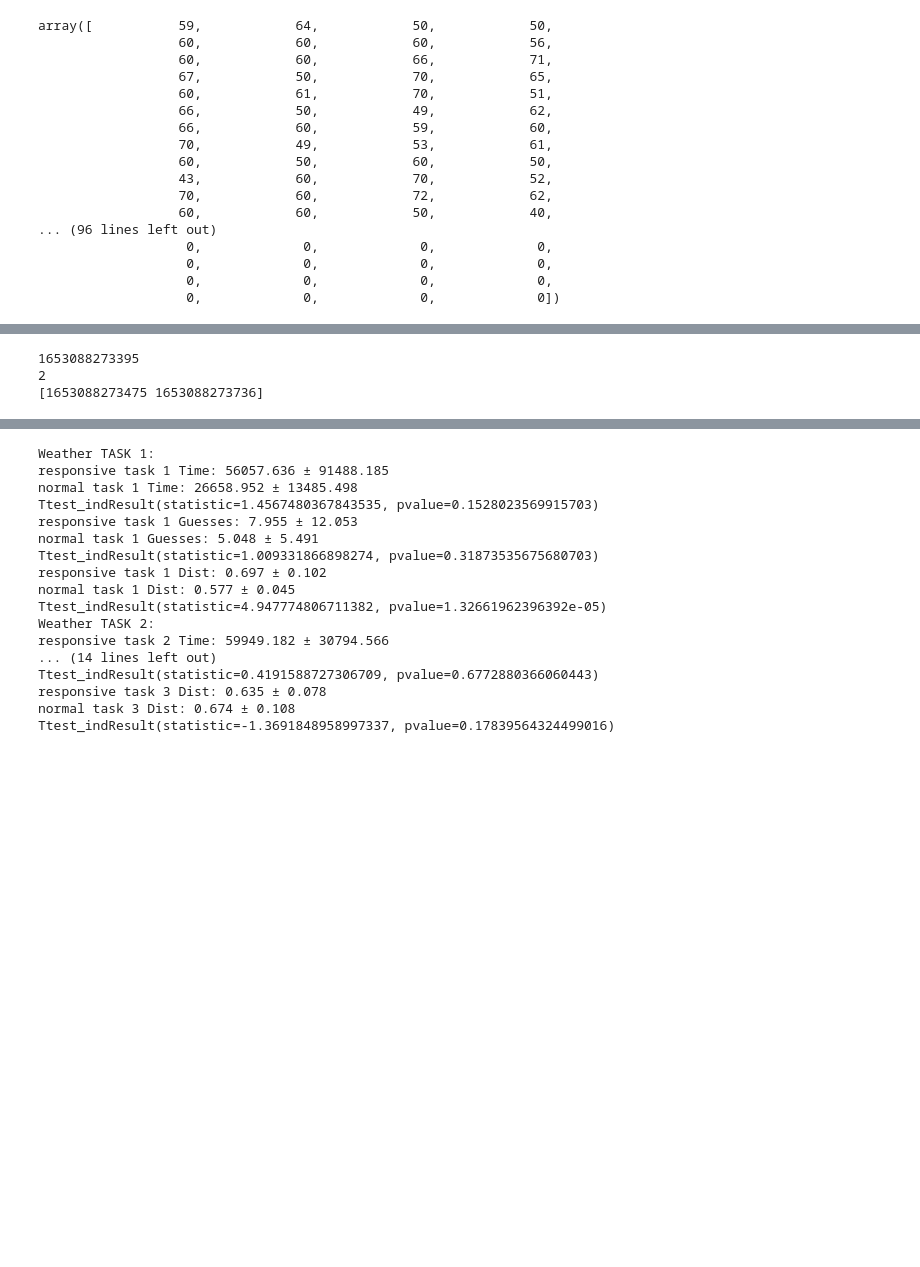
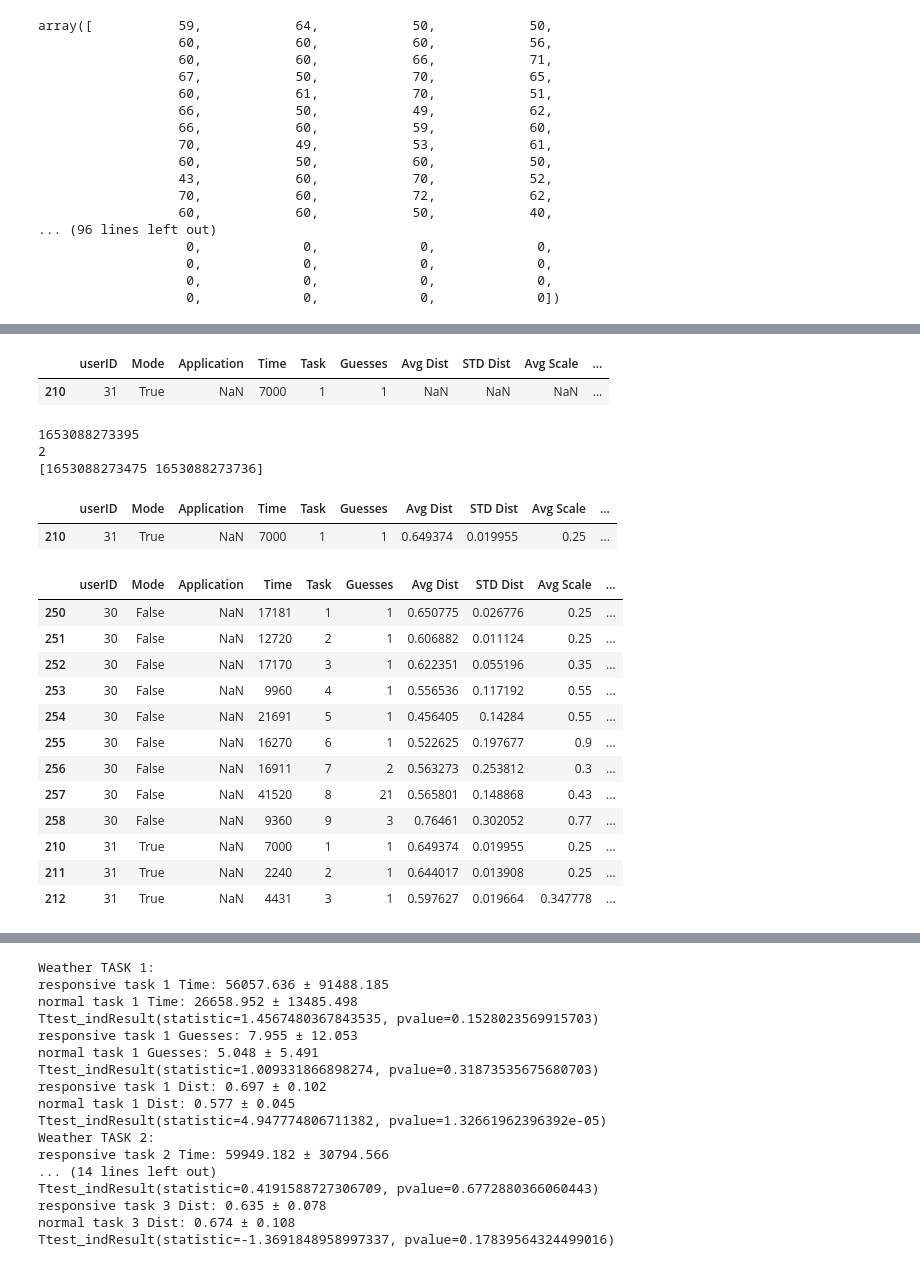
Before and after one commit to abbywysopal/ResponsiveAR, a Jupyter notebook: DataCollection/GenerateDF.ipynb, the cells around one changed output, grey strips where cells are left out. Cells and saved outputs as stored; diff of their text form; code cells hidden in the pictures; blank space fills up the shorter version.

```diff
--- a/DataCollection/GenerateDF.ipynb
+++ b/DataCollection/GenerateDF.ipynb
@@ -324,6 +336,15 @@ sessionsDf["Guesses"] = 0
 # %%
+
+sessionsDf["Guesses"] = 0
+sessionsDf["Time_To_First_Guess"] = 0
+
+
 for i in guessEvents.index:
     userID = guessEvents["userID"][i]
     task_num = guessEvents["task_number"][i]
+    event_time = guessEvents["unixTime"][i]
     mask = (sessionsDf["userID"] == userID) & (sessionsDf["sessionNumber"] == task_num)
     sessionsDf.loc[mask, "Guesses"] += 1
+    mask = (sessionsDf["userID"] == userID) & (sessionsDf["sessionNumber"] == task_num) & (sessionsDf["Time_To_First_Guess"] == 0) & (sessionsDf["Actual_Start_Time"] < event_time)
+
+    sessionsDf.loc[mask, "Time_To_First_Guess"] = event_time - sessionsDf["Actual_Start_Time"]
@@ -409,6 +453,11 @@ sessionsDf.head(2)
 |  | userID | numFrames | task | start_time | end_time | total_time | sessionNumber | isResponsive | frames | ... |
 | 0 | 61 | 92 | The task is to click on the 2nd a... | 1653325572932 | 1653325575801 | 2869 | 0 | True | [{'userID': 61, 'frameNum': 1, 'u... | ... |
 | 120 | 34 | 210 | The task is to click on the 2nd a... | 1652747526667 | 1652747540607 | 13940 | 0 | False | [{'userID': 34, 'frameNum': 1, 'u... | ... |
+# %%
+dataFrame.loc[(dataFrame["userID"] == 31) & (dataFrame["Task"] == 1)]
+# %% [output]
+|  | userID | Mode | Application | Time | Task | Guesses | Avg Dist | STD Dist | Avg Scale | ... |
+| 210 | 31 | True | NaN | 7000 | 1 | 1 | NaN | NaN | NaN | ... |
 # %%
 import math
 import ast
@@ -423,7 +472,6 @@ for i in dataFrame.index:
     userID = dataFrame["userID"][i]
     task = dataFrame["Task"][i] - 1
     responsive = dataFrame['Mode'][i]
-
     findDistForSession = sessionsDf.loc[sessionsDf["userID"] == userID]
 
     startEvent = startEvents.loc[(startEvents["userID"] == userID) & (startEvents["task_number"] == task)]
@@ -454,11 +502,19 @@ for i in dataFrame.index:
         dist_avg = responsiveData['distance'].mean()
         dist_std = responsiveData['distance'].std()
         scales = pandas.DataFrame(list(itertools.chain(responsiveData["scale"])))
-        scales = scales.loc[scales['x'] != 0]
-        scale_avg = scales['x'].mean()
+        for j in responsiveData.index:
+            mask = j == responsiveData.index
+            dist = responsiveData.loc[mask, 'distance']
+            scale = scales.loc[mask, 'y']
+            responsiveData.loc[mask, 'VA'] = math.atan(scale/dist)
+        scales = scales.loc[scales['y'] != 0]
+        scale_avg = scales['y'].mean()
+
+        va_avg = responsiveData['VA'].mean()
+        va_std = responsiveData['VA'].std()
 
     else:
-        Positions = pandas.DataFrame(columns=['hPos', 'aPos', 'unixTime', 'distance', 'scale'])
+        Positions = pandas.DataFrame(columns=['hPos', 'aPos', 'unixTime', 'distance', 'scale', 'VA'])
         Positions["hPos"] = sessionFramesDf["hPos"]
         Positions["unixTime"] = sessionFramesDf["unixTime"]
         experimentEventsForTask = pandas.DataFrame(list(itertools.chain(*sessionFramesDf["experimentEvents"])))
@@ -471,28 +527,57 @@ for i in dataFrame.index:
             objectPos = experimentEventsForTask["object_position"][t]
             objectScale = experimentEventsForTask["object_scale"][t]
             Positions.loc[mask, 'aPos'] = str(objectPos)
-            Positions.loc[mask, 'scale'] = objectScale['x']
+            Positions.loc[mask, 'scale'] = objectScale['y']
+
 
         for j in Positions.index:
             hPos = Positions["hPos"][j]
             aPos = Positions["aPos"][j]
             aPos = ast.literal_eval(aPos)
             mask = Positions.index == j
-            Positions.loc[mask, 'distance'] = calcDistance(hPos, aPos)
+            distance = calcDistance(hPos, aPos)
+            Positions.loc[mask, 'distance'] = distance
+            Positions.loc[mask,'VA'] = math.atan(Positions.loc[mask, 'scale']/distance)
+
 
         dist_avg = Positions['distance'].mean()
         dist_std = Positions['distance'].std()
         scale_avg = Positions['scale'].mean()
+
+        va_avg = Positions['VA'].mean()
+        va_std = Positions['VA'].std()
 
     mask = dataFrame.index == i
     dataFrame.loc[mask, 'Avg Dist'] = dist_avg
     dataFrame.loc[mask, 'STD Dist'] = dist_std
     dataFrame.loc[mask, 'Avg Scale'] = scale_avg
     dataFrame.loc[mask, 'Avg Scale:Dist'] = scale_avg/dist_avg
+    dataFrame.loc[mask, 'Avg Visual Angle'] = va_avg
+    dataFrame.loc[mask, 'Std Visual Angle'] = va_std
+
+dataFrame.loc[(dataFrame["userID"] == 31) & (dataFrame["Task"] == 1)]
 # %% [output]
 1653088273395
 2
 [1653088273475 1653088273736]
+|  | userID | Mode | Application | Time | Task | Guesses | Avg Dist | STD Dist | Avg Scale | ... |
+| 210 | 31 | True | NaN | 7000 | 1 | 1 | 0.649374 | 0.019955 | 0.25 | ... |
+# %%
+dataFrame.head(12)
+# %% [output]
+|  | userID | Mode | Application | Time | Task | Guesses | Avg Dist | STD Dist | Avg Scale | ... |
+| 250 | 30 | False | NaN | 17181 | 1 | 1 | 0.650775 | 0.026776 | 0.25 | ... |
+| 251 | 30 | False | NaN | 12720 | 2 | 1 | 0.606882 | 0.011124 | 0.25 | ... |
+| 252 | 30 | False | NaN | 17170 | 3 | 1 | 0.622351 | 0.055196 | 0.35 | ... |
+| 253 | 30 | False | NaN | 9960 | 4 | 1 | 0.556536 | 0.117192 | 0.55 | ... |
+| 254 | 30 | False | NaN | 21691 | 5 | 1 | 0.456405 | 0.14284 | 0.55 | ... |
+| 255 | 30 | False | NaN | 16270 | 6 | 1 | 0.522625 | 0.197677 | 0.9 | ... |
+| 256 | 30 | False | NaN | 16911 | 7 | 2 | 0.563273 | 0.253812 | 0.3 | ... |
+| 257 | 30 | False | NaN | 41520 | 8 | 21 | 0.565801 | 0.148868 | 0.43 | ... |
+| 258 | 30 | False | NaN | 9360 | 9 | 3 | 0.76461 | 0.302052 | 0.77 | ... |
+| 210 | 31 | True | NaN | 7000 | 1 | 1 | 0.649374 | 0.019955 | 0.25 | ... |
+| 211 | 31 | True | NaN | 2240 | 2 | 1 | 0.644017 | 0.013908 | 0.25 | ... |
+| 212 | 31 | True | NaN | 4431 | 3 | 1 | 0.597627 | 0.019664 | 0.347778 | ... |
 # %%
 #converting from task number to application and sub task number
 
```
Also changed, not shown: parts of 23 cells of this notebook, 21 other files.
